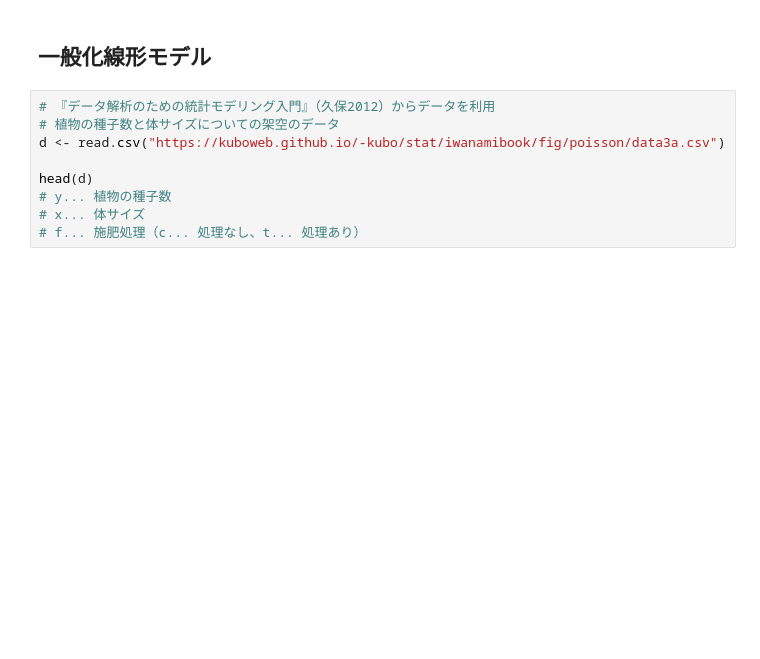
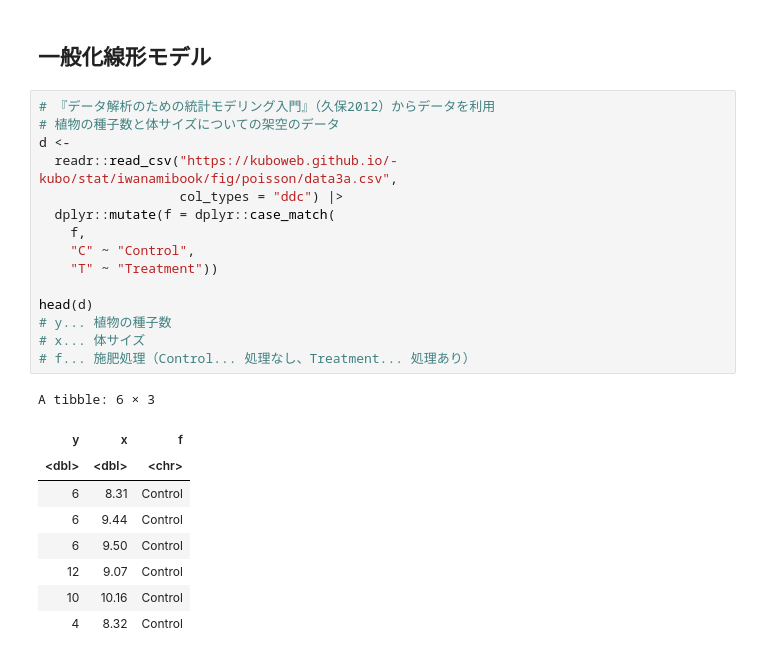
Before and after one commit to uribo/INNV1250, a Jupyter notebook: week10/10_model.ipynb, the cells around one changed output. Drawn from its saved outputs; the diff is of its cells as text; blank space fills up the shorter version.

```diff
--- a/week10/10_model.ipynb
+++ b/week10/10_model.ipynb
@@ -58,9 +102,25 @@ summary(model)
 # %%
 # 『データ解析のための統計モデリング入門』（久保2012）からデータを利用
 # 植物の種子数と体サイズについての架空のデータ
-d <- read.csv("https://kuboweb.github.io/-kubo/stat/iwanamibook/fig/poisson/data3a.csv")
+d <-
+  readr::read_csv("https://kuboweb.github.io/-kubo/stat/iwanamibook/fig/poisson/data3a.csv",
+                  col_types = "ddc") |>
+  dplyr::mutate(f = dplyr::case_match(
+    f,
+    "C" ~ "Control",
+    "T" ~ "Treatment"))
 
 head(d)
 # y... 植物の種子数
 # x... 体サイズ
-# f... 施肥処理（c... 処理なし、t... 処理あり）
+# f... 施肥処理（Control... 処理なし、Treatment... 処理あり）
+# %% [output]
+A tibble: 6 × 3
+| y | x | f |
+| <dbl> | <dbl> | <chr> |
+| 6 | 8.31 | Control |
+| 6 | 9.44 | Control |
+| 6 | 9.50 | Control |
+| 12 | 9.07 | Control |
+| 10 | 10.16 | Control |
+| 4 | 8.32 | Control |
```
Also changed, not shown: parts of 13 cells of this notebook, 1 other file.
